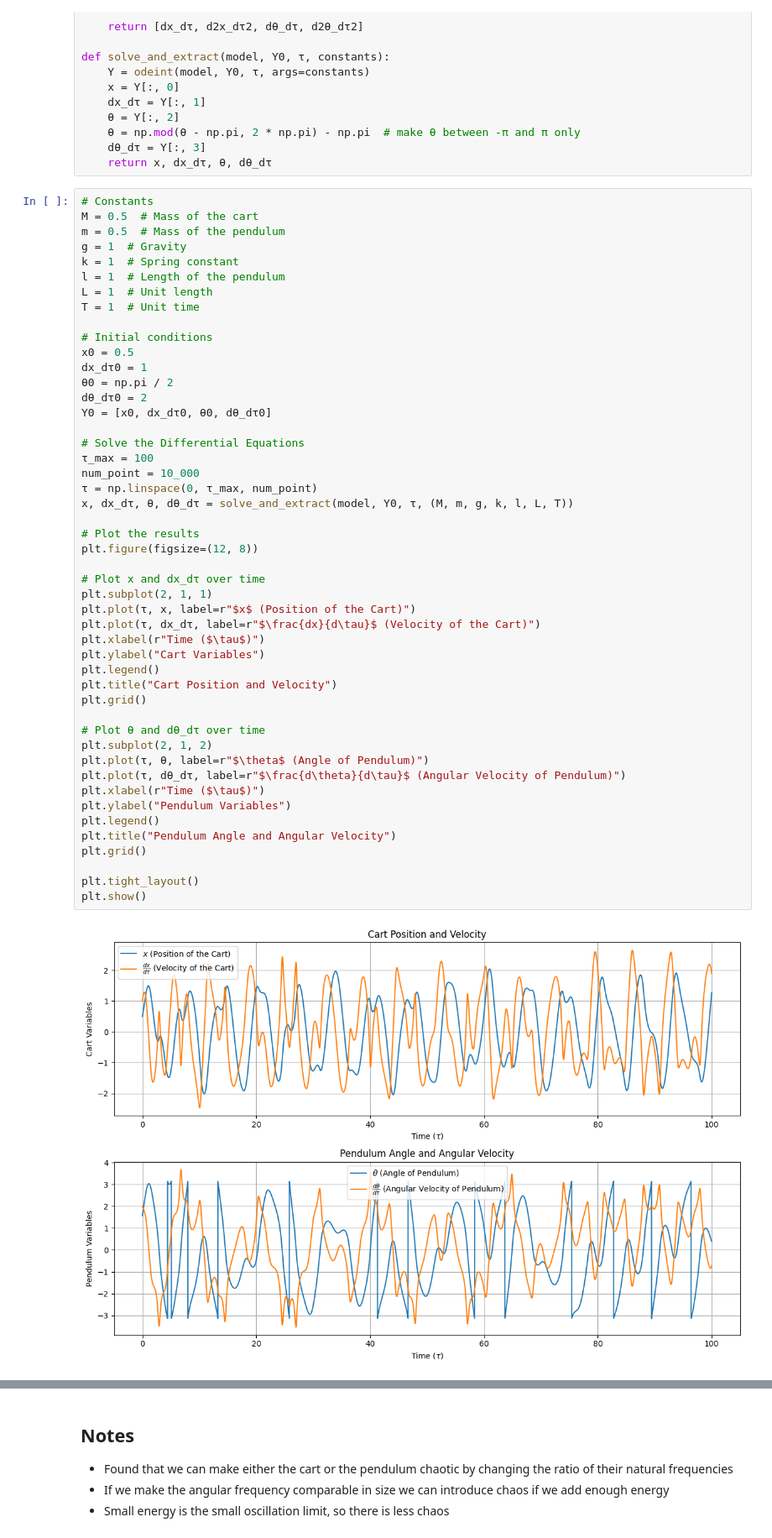
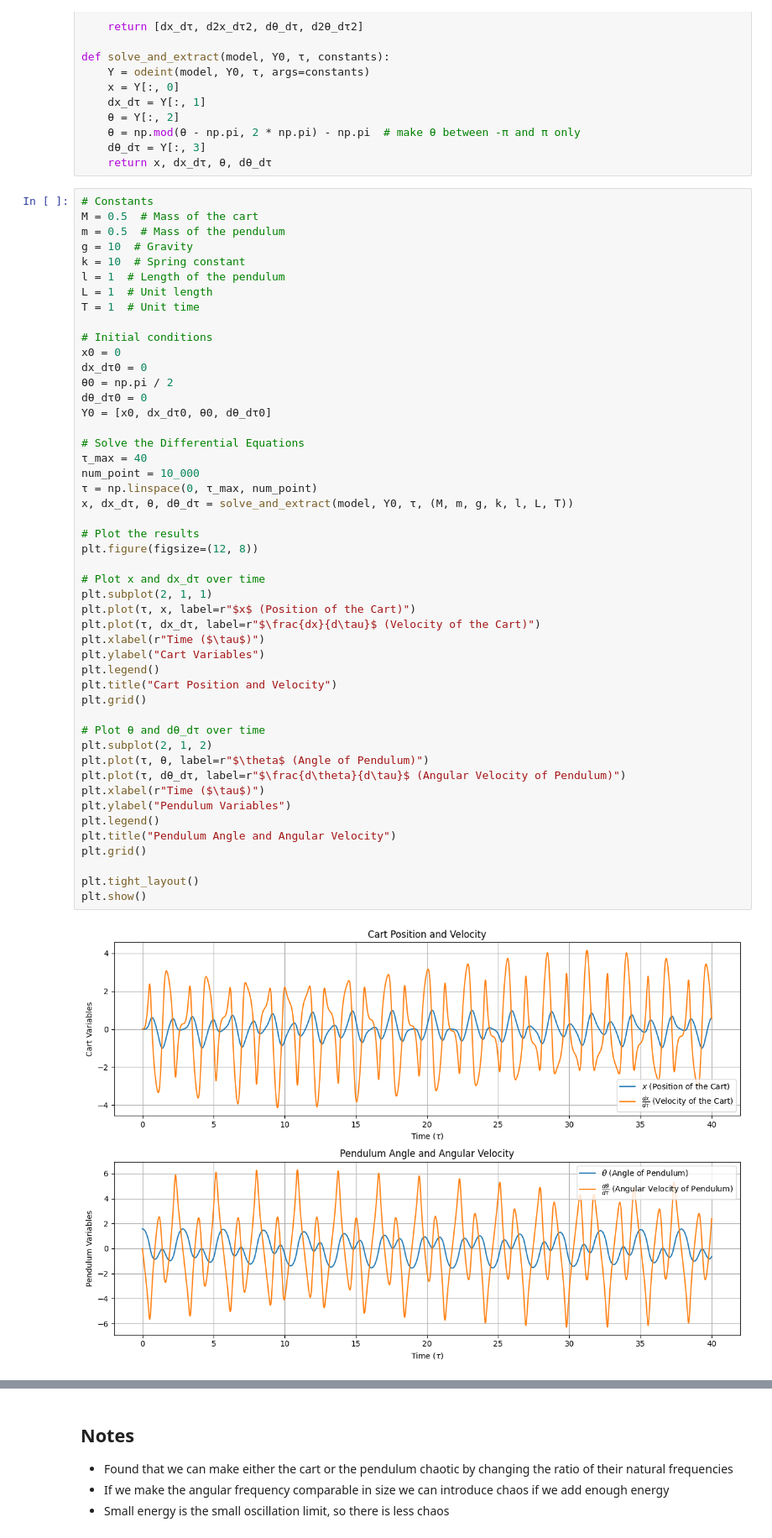
Before and after one commit to NextZtepS/SpringedCart_and_Pendulum, a Jupyter notebook: main.ipynb, the cells around one changed output, grey strips where cells are left out. Shown at 84% size. Drawn from its saved outputs; the diff is of its cells as text.

```diff
--- a/main.ipynb
+++ b/main.ipynb
@@ -28,52 +28,52 @@ def solve_and_extract(model, Y0, τ, constants):
 # Constants
 M = 0.5  # Mass of the cart
 m = 0.5  # Mass of the pendulum
-g = 1  # Gravity
-k = 1  # Spring constant
+g = 10  # Gravity
+k = 10  # Spring constant
 l = 1  # Length of the pendulum
 L = 1  # Unit length
 T = 1  # Unit time
 
 # Initial conditions
-x0 = 0.5
-dx_dτ0 = 1
+x0 = 0
+dx_dτ0 = 0
 θ0 = np.pi / 2
-dθ_dτ0 = 2
+dθ_dτ0 = 0
 Y0 = [x0, dx_dτ0, θ0, dθ_dτ0]
 
 # Solve the Differential Equations
-τ_max = 100
+τ_max = 40
 num_point = 10_000
 τ = np.linspace(0, τ_max, num_point)
 x, dx_dτ, θ, dθ_dτ = solve_and_extract(model, Y0, τ, (M, m, g, k, l, L, T))
 
 # Plot the results
 plt.figure(figsize=(12, 8))
 
 # Plot x and dx_dτ over time
 plt.subplot(2, 1, 1)
 plt.plot(τ, x, label=r"$x$ (Position of the Cart)")
 plt.plot(τ, dx_dτ, label=r"$\frac{dx}{d\tau}$ (Velocity of the Cart)")
 plt.xlabel(r"Time ($\tau$)")
 plt.ylabel("Cart Variables")
 plt.legend()
 plt.title("Cart Position and Velocity")
 plt.grid()
 
 # Plot θ and dθ_dτ over time
 plt.subplot(2, 1, 2)
 plt.plot(τ, θ, label=r"$\theta$ (Angle of Pendulum)")
 plt.plot(τ, dθ_dτ, label=r"$\frac{d\theta}{d\tau}$ (Angular Velocity of Pendulum)")
 plt.xlabel(r"Time ($\tau$)")
 plt.ylabel("Pendulum Variables")
 plt.legend()
 plt.title("Pendulum Angle and Angular Velocity")
 plt.grid()
 
 plt.tight_layout()
 plt.show()
 # %% [output]
-[figure, old version]
+[figure, new version]
 # %%
 # Plot the phase space
 plt.figure(figsize=(12, 6))
```
Also changed, not shown: parts of 11 cells of this notebook, 12 other files.
